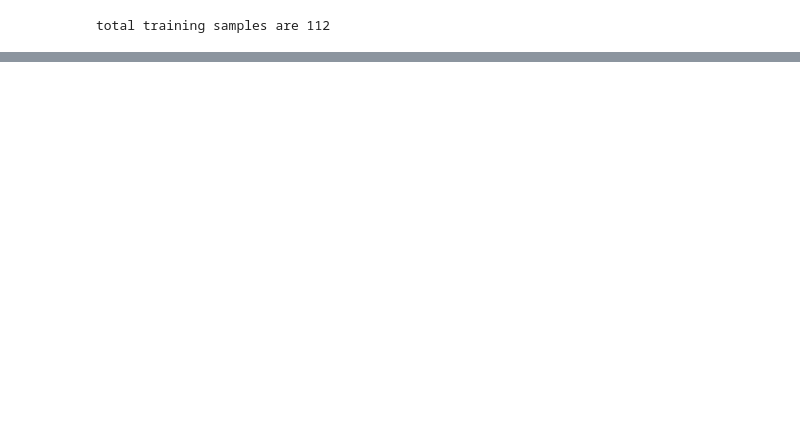
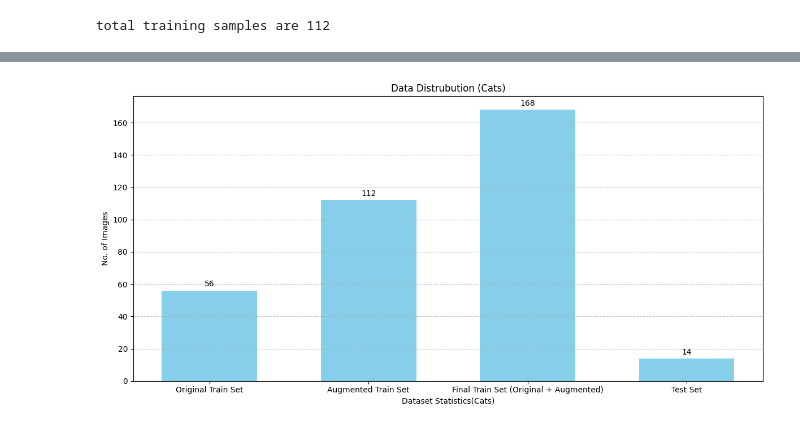
Before and after one commit to AntiVicious/CS203_lab5, a Jupyter notebook: main_notebook.ipynb, the cells around one changed output, grey strips where cells are left out. Saved outputs shown, nothing was run; the diff lists cells and outputs as text; code cells hidden in the pictures; blank space fills up the shorter version.

```diff
--- a/main_notebook.ipynb
+++ b/main_notebook.ipynb
@@ -156,0 +237,4 @@ Successfully installed huggingface-hub-0.28.1 safetensors-0.5.2 tokenizers-0.21.
+# %%
+plot_bar_graph(dataset_stats_cats,'Dataset Statistics(Cats)','Data Distrubution (Cats)')
+# %% [output]
+[figure, added]
```
Also changed, not shown: parts of 28 cells of this notebook.
